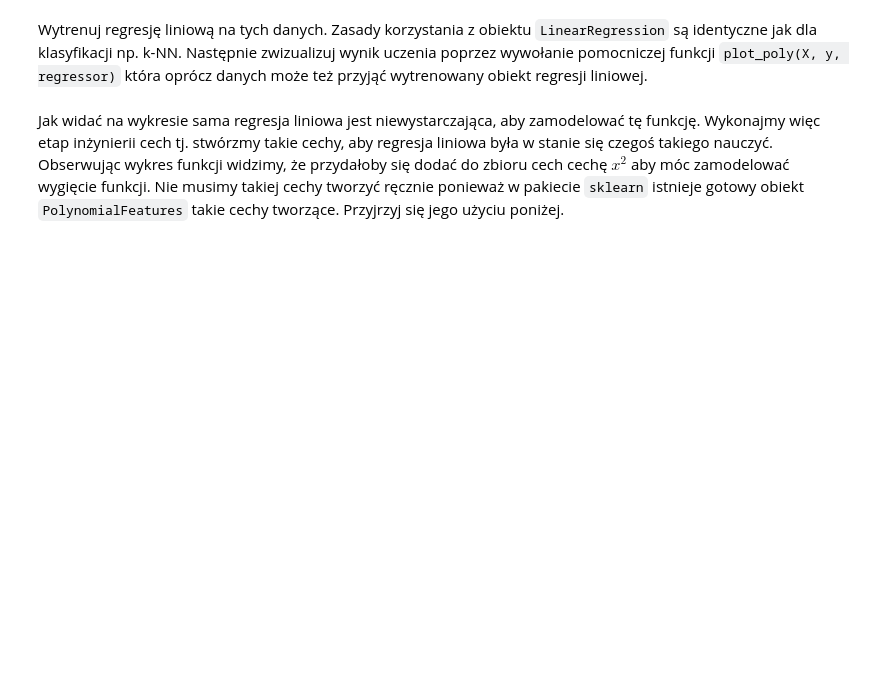
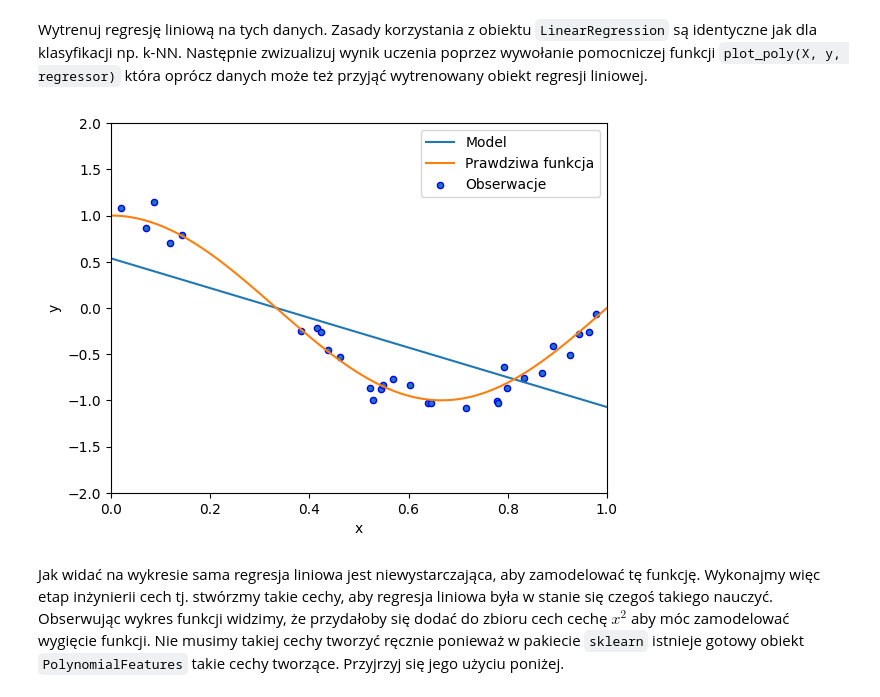
Before and after one commit to marcol13/SUS, a Jupyter notebook: overfit/overfitting.ipynb, the cells around one changed output. Cells and saved outputs as stored; diff of their text form; code cells hidden in the pictures; blank space fills up the shorter version.

```diff
--- a/overfit/overfitting.ipynb
+++ b/overfit/overfitting.ipynb
@@ -141,3 +138,9 @@ raise NotImplementedError()
+# %%
+from sklearn.linear_model import LinearRegression
+reg = LinearRegression().fit(X, y)
+plot_poly(X, y, reg)
+# %% [output]
+[figure, added]
 # %% [markdown]
 Jak widać na wykresie sama regresja liniowa jest niewystarczająca, aby zamodelować tę funkcję. Wykonajmy więc etap inżynierii cech tj. stwórzmy takie cechy, aby regresja liniowa była w stanie się czegoś takiego nauczyć. Obserwując wykres funkcji widzimy, że przydałoby się dodać do zbioru cech cechę $x^2$ aby móc zamodelować wygięcie funkcji. Nie musimy takiej cechy tworzyć ręcznie ponieważ w pakiecie `sklearn` istnieje gotowy obiekt `PolynomialFeatures` takie cechy tworzące. Przyjrzyj się jego użyciu poniżej.
 # %%
```
Also changed, not shown: parts of 11 cells of this notebook, 1 other file.
